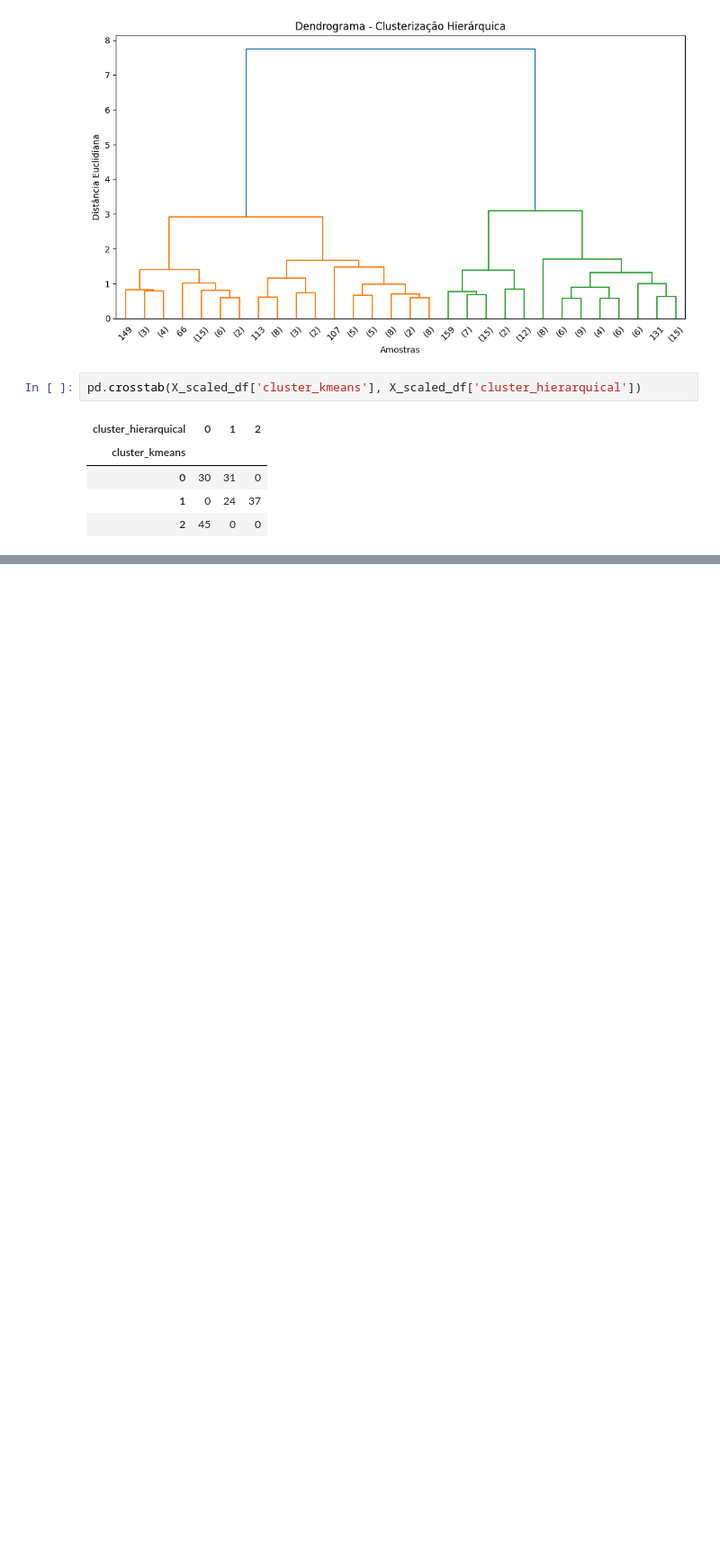
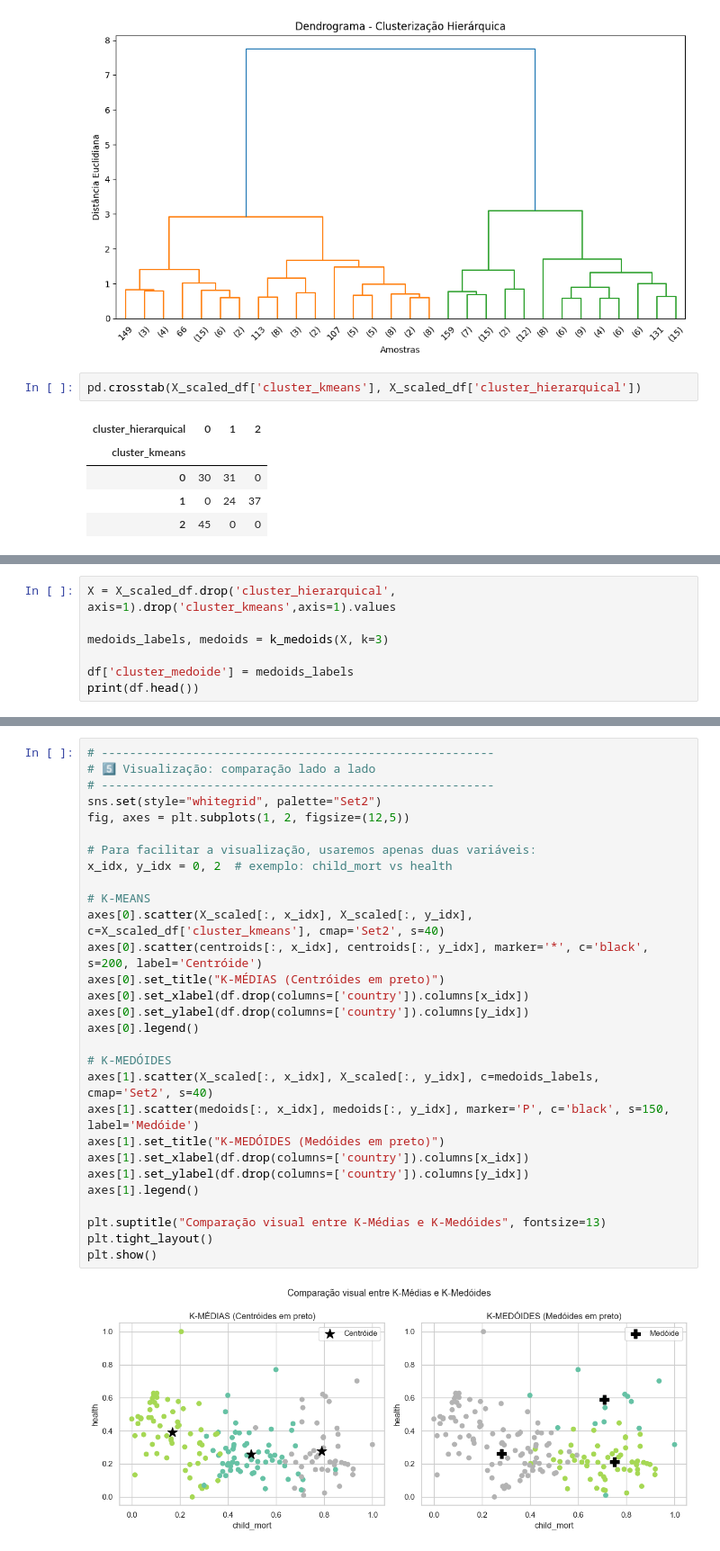
Before and after one commit to echer/25E4-infnet-algoritmos-de-inteligencia-artificial-para-clusterizacao, a Jupyter notebook: trabalho.ipynb, the cells around one changed output, grey strips where cells are left out. Shown at 90% size. Saved outputs shown, nothing was run; the diff lists cells and outputs as text; blank space fills up the shorter version.

```diff
--- a/trabalho.ipynb
+++ b/trabalho.ipynb
@@ -268,0 +307,7 @@ pd.crosstab(X_scaled_df['cluster_kmeans'], X_scaled_df['cluster_hierarquical'])
+# %%
+X = X_scaled_df.drop('cluster_hierarquical', axis=1).drop('cluster_kmeans',axis=1).values
+
+medoids_labels, medoids = k_medoids(X, k=3)
+
+df['cluster_medoide'] = medoids_labels
+print(df.head())
@@ -268,0 +329,31 @@ pd.crosstab(X_scaled_df['cluster_kmeans'], X_scaled_df['cluster_hierarquical'])
+# %%
+# --------------------------------------------------------
+# 5️⃣ Visualização: comparação lado a lado
+# --------------------------------------------------------
+sns.set(style="whitegrid", palette="Set2")
+fig, axes = plt.subplots(1, 2, figsize=(12,5))
+
+# Para facilitar a visualização, usaremos apenas duas variáveis:
+x_idx, y_idx = 0, 2  # exemplo: child_mort vs health
+
+# K-MEANS
+axes[0].scatter(X_scaled[:, x_idx], X_scaled[:, y_idx], c=X_scaled_df['cluster_kmeans'], cmap='Set2', s=40)
+axes[0].scatter(centroids[:, x_idx], centroids[:, y_idx], marker='*', c='black', s=200, label='Centróide')
+axes[0].set_title("K-MÉDIAS (Centróides em preto)")
+axes[0].set_xlabel(df.drop(columns=['country']).columns[x_idx])
+axes[0].set_ylabel(df.drop(columns=['country']).columns[y_idx])
+axes[0].legend()
+
+# K-MEDÓIDES
+axes[1].scatter(X_scaled[:, x_idx], X_scaled[:, y_idx], c=medoids_labels, cmap='Set2', s=40)
+axes[1].scatter(medoids[:, x_idx], medoids[:, y_idx], marker='P', c='black', s=150, label='Medóide')
+axes[1].set_title("K-MEDÓIDES (Medóides em preto)")
+axes[1].set_xlabel(df.drop(columns=['country']).columns[x_idx])
+axes[1].set_ylabel(df.drop(columns=['country']).columns[y_idx])
+axes[1].legend()
+
+plt.suptitle("Comparação visual entre K-Médias e K-Medóides", fontsize=13)
+plt.tight_layout()
+plt.show()
+# %% [output]
+[figure, added]
```
Also changed, not shown: parts of 4 cells of this notebook, 7 other files.
